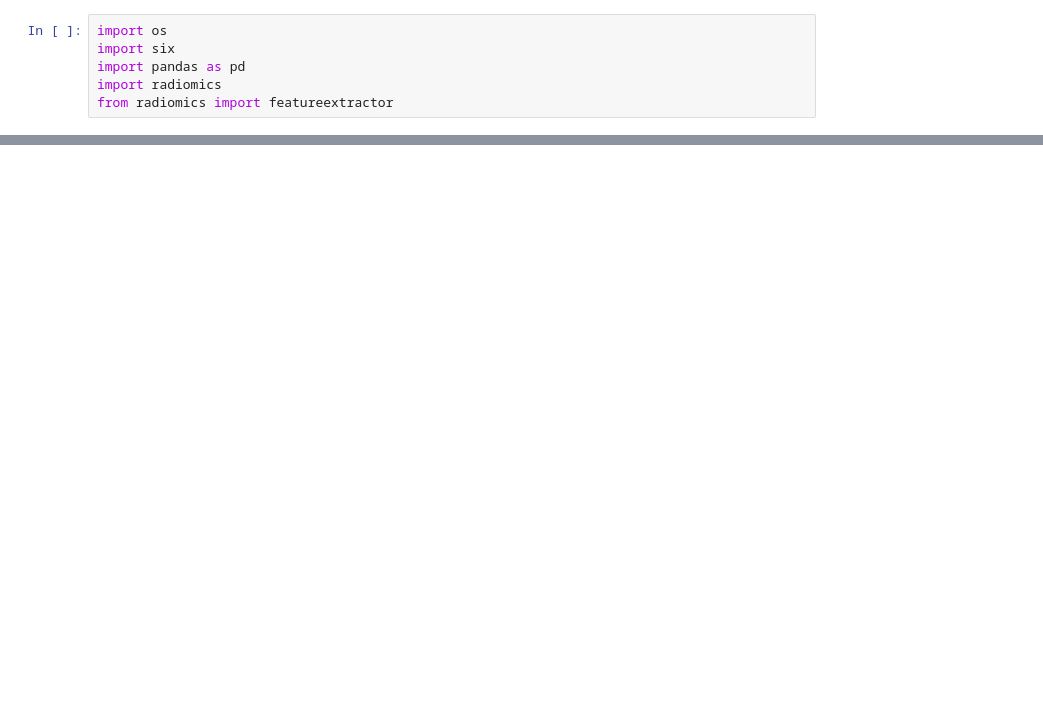
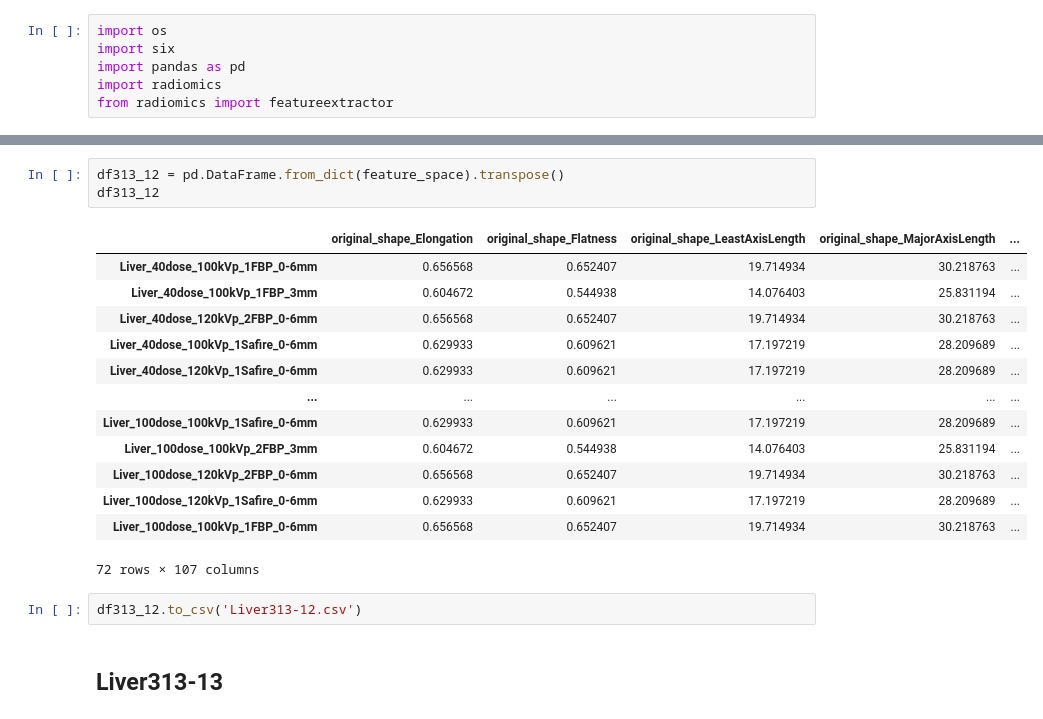
Before and after one commit to Dark-eXe/Radiomics-Xtraction, a Jupyter notebook: Xtraction.ipynb, the cells around one changed output, grey strips where cells are left out. Saved outputs shown, nothing was run; the diff lists cells and outputs as text; blank space fills up the shorter version.

```diff
--- a/Xtraction.ipynb
+++ b/Xtraction.ipynb
@@ -76,0 +478,21 @@ df.to_csv('Water_40dose.csv')
+# %%
+df313_12 = pd.DataFrame.from_dict(feature_space).transpose()
+df313_12
+# %% [output]
+|  | original_shape_Elongation | original_shape_Flatness | original_shape_LeastAxisLength | original_shape_MajorAxisLength | ... |
+| Liver_40dose_100kVp_1FBP_0-6mm | 0.656568 | 0.652407 | 19.714934 | 30.218763 | ... |
+| Liver_40dose_100kVp_1FBP_3mm | 0.604672 | 0.544938 | 14.076403 | 25.831194 | ... |
+| Liver_40dose_120kVp_2FBP_0-6mm | 0.656568 | 0.652407 | 19.714934 | 30.218763 | ... |
+| Liver_40dose_100kVp_1Safire_0-6mm | 0.629933 | 0.609621 | 17.197219 | 28.209689 | ... |
+| Liver_40dose_120kVp_1Safire_0-6mm | 0.629933 | 0.609621 | 17.197219 | 28.209689 | ... |
+| ... | ... | ... | ... | ... | ... |
+| Liver_100dose_100kVp_1Safire_0-6mm | 0.629933 | 0.609621 | 17.197219 | 28.209689 | ... |
+| Liver_100dose_100kVp_2FBP_3mm | 0.604672 | 0.544938 | 14.076403 | 25.831194 | ... |
+| Liver_100dose_120kVp_2FBP_0-6mm | 0.656568 | 0.652407 | 19.714934 | 30.218763 | ... |
+| Liver_100dose_120kVp_1Safire_0-6mm | 0.629933 | 0.609621 | 17.197219 | 28.209689 | ... |
+| Liver_100dose_100kVp_1FBP_0-6mm | 0.656568 | 0.652407 | 19.714934 | 30.218763 | ... |
+72 rows × 107 columns
+# %%
+df313_12.to_csv('Liver313-12.csv')
+# %% [markdown]
+## Liver313-13
```
Also changed, not shown: parts of 43 cells of this notebook, 27 other files.
